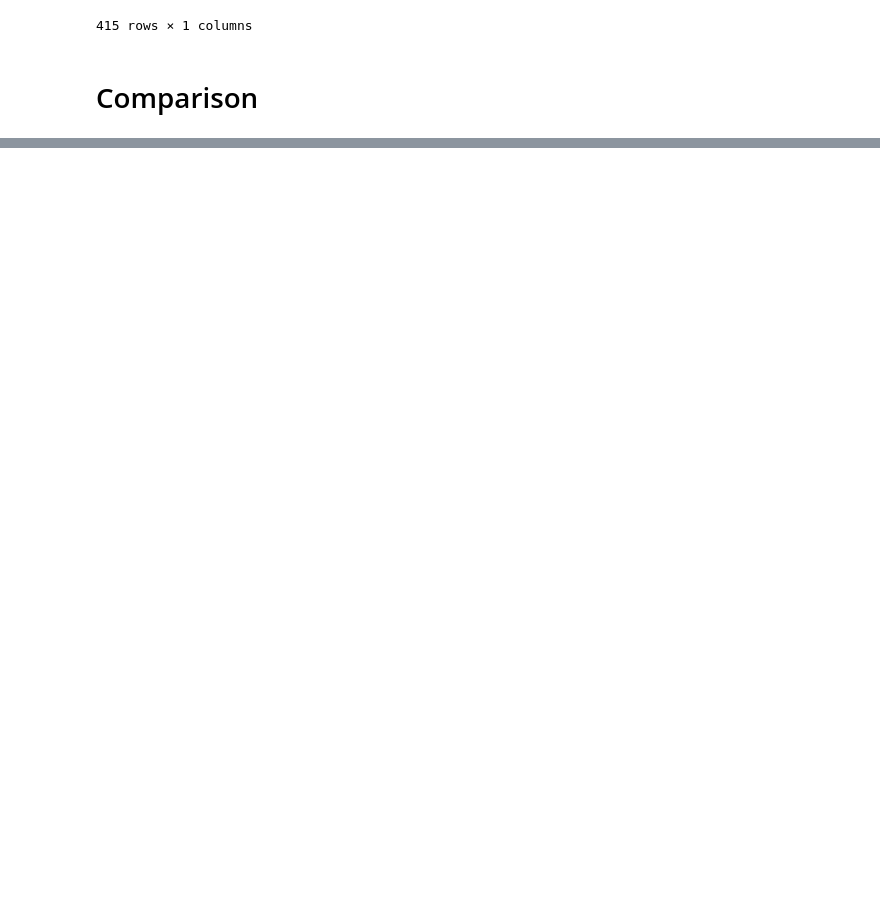
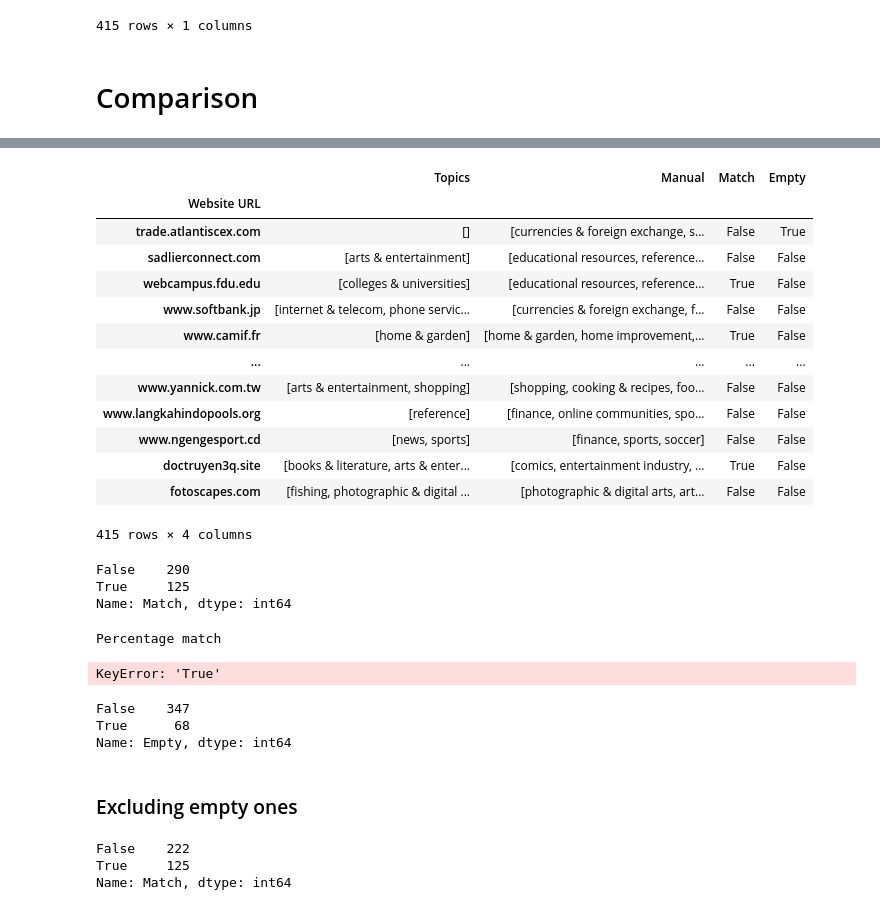
Before and after one commit to RumaisaHabib/cs356-proj, a Jupyter notebook: analysis.ipynb, the cells around one changed output, grey strips where cells are left out. Saved outputs shown, nothing was run; the diff lists cells and outputs as text; code cells hidden in the pictures; blank space fills up the shorter version.

```diff
--- a/analysis.ipynb
+++ b/analysis.ipynb
@@ -134,0 +137,9 @@ topics_df
+# %%
+def correct_label(test, truth):
+    '''
+    Given a test list (topics label, usually), do all the labels appear in the truth list?
+    If its empty, it is not a match. Flag as empty.
+    '''
+    if not test:
+        return False, True # Not a match, empty test
+    return all(i in truth for i in test), False
@@ -154 +169,46 @@ combined_df
 415 rows × 2 columns
+# %%
+combined_df[["Match", "Empty"]] = combined_df.apply(lambda x: correct_label(x["Topics"], x["Manual"]), axis=1,result_type='expand')
+combined_df
+# %% [output]
+|  | Topics | Manual | Match | Empty |
+| Website URL |  |  |  |  |
+| trade.atlantiscex.com | [] | [currencies & foreign exchange, s... | False | True |
+| sadlierconnect.com | [arts & entertainment] | [educational resources, reference... | False | False |
+| webcampus.fdu.edu | [colleges & universities] | [educational resources, reference... | True | False |
+| www.softbank.jp | [internet & telecom, phone servic... | [currencies & foreign exchange, f... | False | False |
+| www.camif.fr | [home & garden] | [home & garden, home improvement,... | True | False |
+| ... | ... | ... | ... | ... |
+| www.yannick.com.tw | [arts & entertainment, shopping] | [shopping, cooking & recipes, foo... | False | False |
+| www.langkahindopools.org | [reference] | [finance, online communities, spo... | False | False |
+| www.ngengesport.cd | [news, sports] | [finance, sports, soccer] | False | False |
+| doctruyen3q.site | [books & literature, arts & enter... | [comics, entertainment industry, ... | True | False |
+| fotoscapes.com | [fishing, photographic & digital ... | [photographic & digital arts, art... | False | False |
+415 rows × 4 columns
+# %%
+combined_df["Match"].value_counts()
+# %% [output]
+False    290
+True     125
+Name: Match, dtype: int64
+# %%
+print("Percentage match")
+temp = combined_df["Match"].value_counts()
+(temp["True"])/(temp["True"]+temp["False"]) * 100
+# %% [output]
+Percentage match
+KeyError: 'True'
+# %%
+combined_df["Empty"].value_counts()
+# %% [output]
+False    347
+True      68
+Name: Empty, dtype: int64
+# %% [markdown]
+### Excluding empty ones
+# %%
+combined_df[~combined_df.Empty]["Match"].value_counts()
+# %% [output]
+False    222
+True     125
+Name: Match, dtype: int64
```
Also changed, not shown: parts of 8 cells of this notebook.
